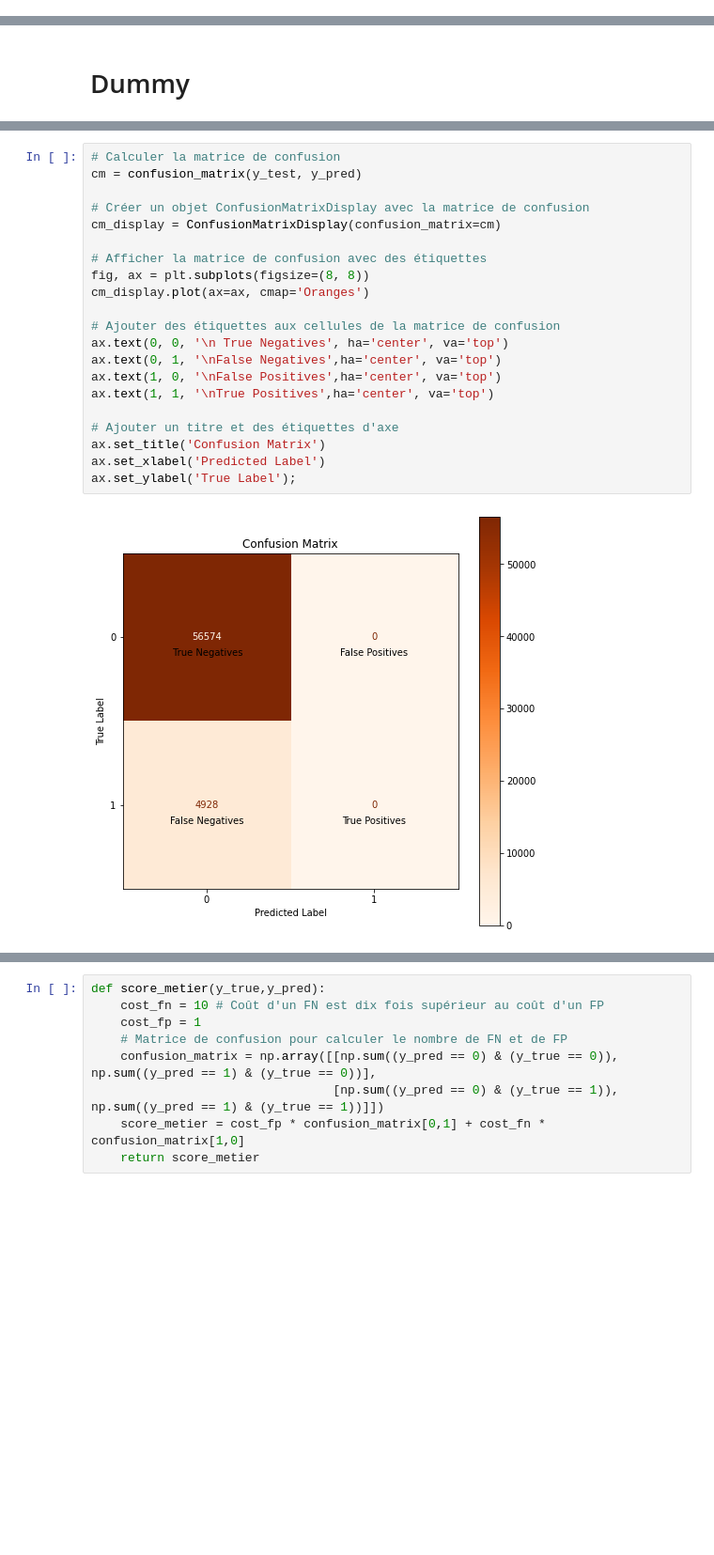
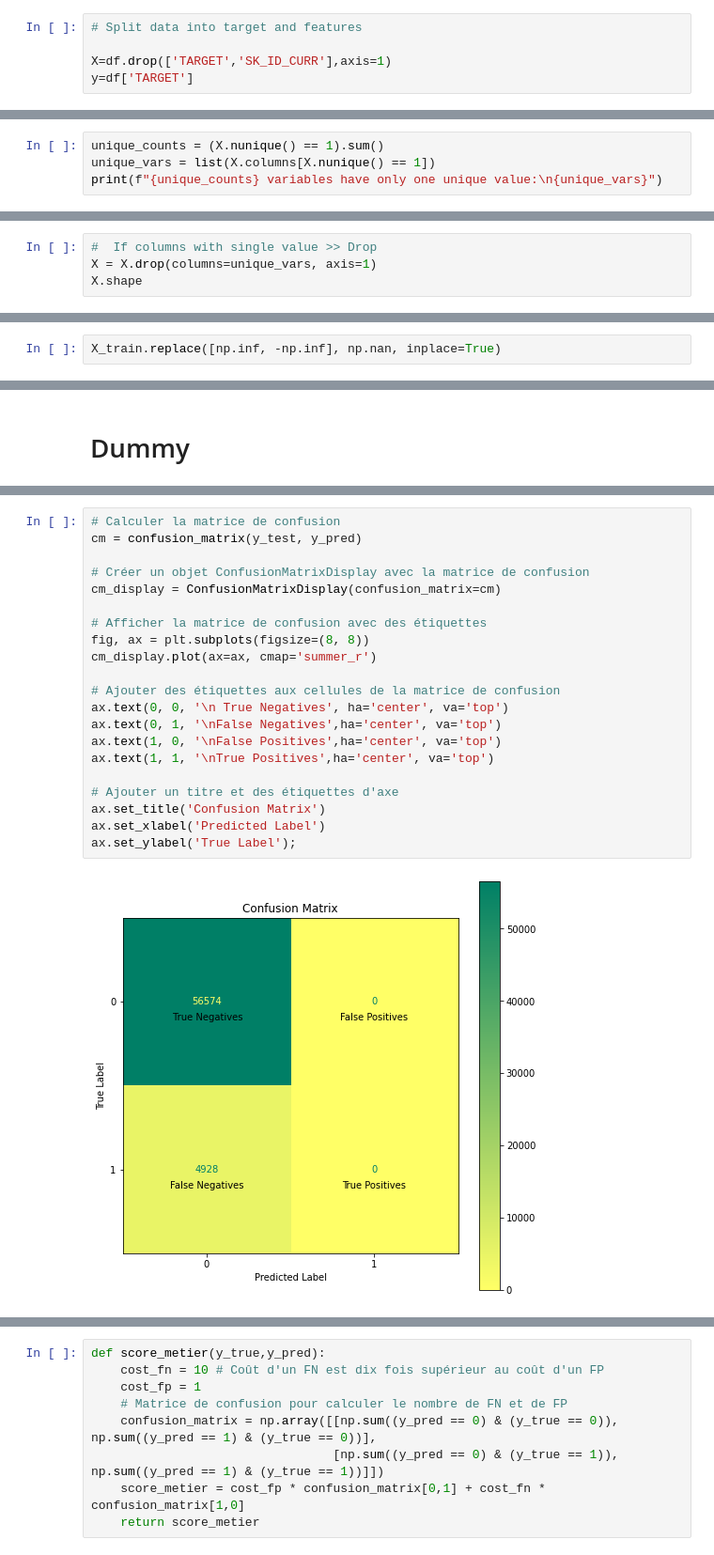
Before and after one commit to TomatoKetchoup/implement_scoring_loan, a Jupyter notebook: notebook/scoring_loan.ipynb, the cells around one changed output, grey strips where cells are left out. Shown at 94% size. Cells and saved outputs as stored; diff of their text form; blank space fills up the shorter version.

```diff
--- a/notebook/scoring_loan.ipynb
+++ b/notebook/scoring_loan.ipynb
@@ -153,0 +86,5 @@ selected_feature_names.shape
+# %%
+# Split data into target and features
+
+X=df.drop(['TARGET','SK_ID_CURR'],axis=1)
+y=df['TARGET']
@@ -153,0 +99,4 @@ selected_feature_names.shape
+# %%
+unique_counts = (X.nunique() == 1).sum()
+unique_vars = list(X.columns[X.nunique() == 1])
+print(f"{unique_counts} variables have only one unique value:\n{unique_vars}")
@@ -153,0 +106,4 @@ selected_feature_names.shape
+# %%
+#  If columns with single value >> Drop
+X = X.drop(columns=unique_vars, axis=1)
+X.shape
@@ -153,0 +136,2 @@ selected_feature_names.shape
+# %%
+X_train.replace([np.inf, -np.inf], np.nan, inplace=True)
@@ -163,24 +327,24 @@ y_pred = clf_dummy.predict(X_test)
 # %%
 # Calculer la matrice de confusion
 cm = confusion_matrix(y_test, y_pred)
 
 # Créer un objet ConfusionMatrixDisplay avec la matrice de confusion
 cm_display = ConfusionMatrixDisplay(confusion_matrix=cm)
 
 # Afficher la matrice de confusion avec des étiquettes
 fig, ax = plt.subplots(figsize=(8, 8))
-cm_display.plot(ax=ax, cmap='Oranges')
+cm_display.plot(ax=ax, cmap='summer_r')
 
 # Ajouter des étiquettes aux cellules de la matrice de confusion
 ax.text(0, 0, '\n True Negatives', ha='center', va='top')
 ax.text(0, 1, '\nFalse Negatives',ha='center', va='top')
 ax.text(1, 0, '\nFalse Positives',ha='center', va='top')
 ax.text(1, 1, '\nTrue Positives',ha='center', va='top')
 
 # Ajouter un titre et des étiquettes d'axe
 ax.set_title('Confusion Matrix')
 ax.set_xlabel('Predicted Label')
 ax.set_ylabel('True Label');
 # %% [output]
-[figure, old version]
+[figure, new version]
 # %% [markdown]
```
Also changed, not shown: parts of 164 cells of this notebook.
